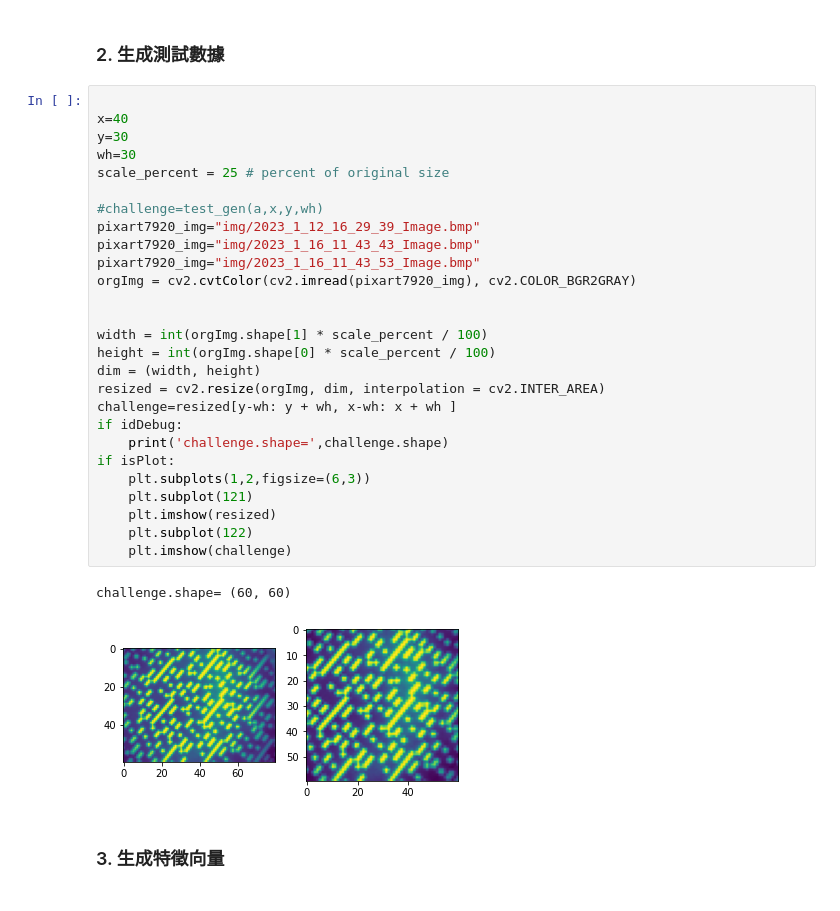
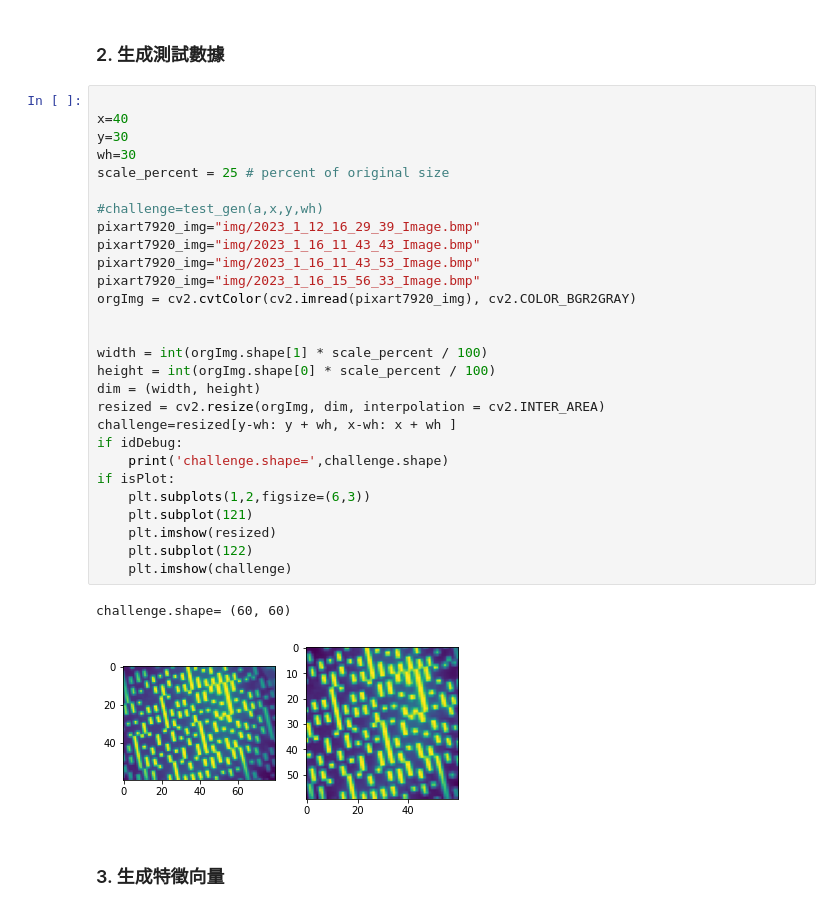
Before and after one commit to itemhsu/absCode2D, a Jupyter notebook: 5.1 one color code - pixart7920 - rotate-phase align.ipynb, the cells around one changed output. Cells and saved outputs as stored; diff of their text form.

```diff
--- a/5.1 one color code - pixart7920 - rotate-phase align.ipynb
+++ b/5.1 one color code - pixart7920 - rotate-phase align.ipynb
@@ -112,33 +97,34 @@ def genFeatureVector(a,x,y):
 # %%
 
 x=40
 y=30
 wh=30
 scale_percent = 25 # percent of original size
 
 #challenge=test_gen(a,x,y,wh)
 pixart7920_img="img/2023_1_12_16_29_39_Image.bmp"
 pixart7920_img="img/2023_1_16_11_43_43_Image.bmp"
 pixart7920_img="img/2023_1_16_11_43_53_Image.bmp"
+pixart7920_img="img/2023_1_16_15_56_33_Image.bmp"
 orgImg = cv2.cvtColor(cv2.imread(pixart7920_img), cv2.COLOR_BGR2GRAY)
 
 
 width = int(orgImg.shape[1] * scale_percent / 100)
 height = int(orgImg.shape[0] * scale_percent / 100)
 dim = (width, height)
 resized = cv2.resize(orgImg, dim, interpolation = cv2.INTER_AREA)
 challenge=resized[y-wh: y + wh, x-wh: x + wh ]
 if idDebug:
     print('challenge.shape=',challenge.shape)
 if isPlot:
     plt.subplots(1,2,figsize=(6,3))
     plt.subplot(121)
     plt.imshow(resized)
     plt.subplot(122)
     plt.imshow(challenge)
 # %% [output]
 challenge.shape= (60, 60)
-[figure, old version]
+[figure, new version]
 # %% [markdown]
 ### 3. 生成特徵向量
 # %%
```
Also changed, not shown: parts of 10 cells of this notebook.
